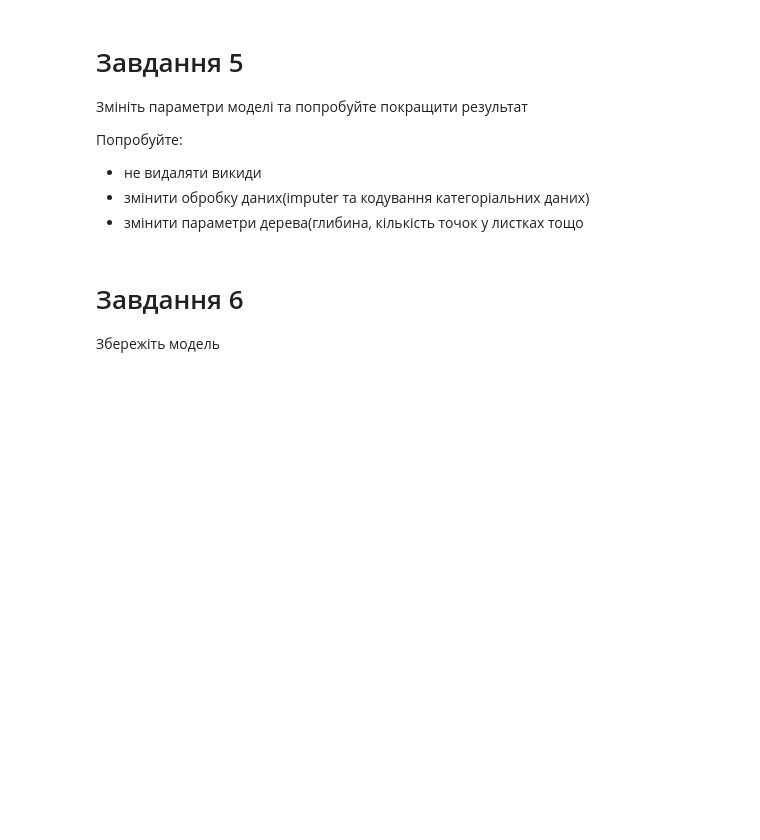
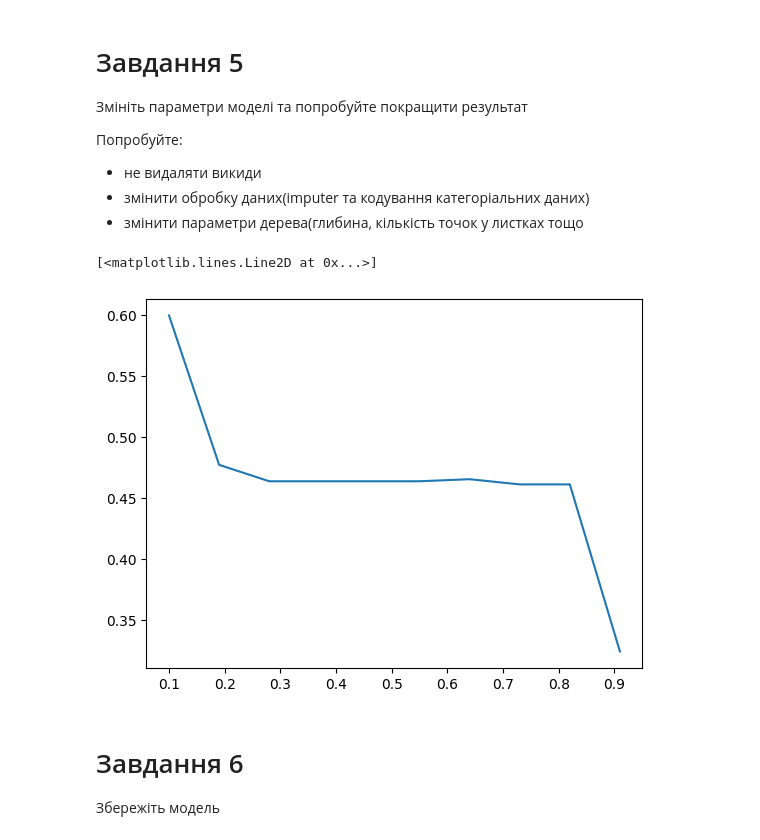
Before and after one commit to shaya-686/AI, a Jupyter notebook: ДЗ_8.ipynb, the cells around one changed output. Drawn from its saved outputs; the diff is of its cells as text; code cells hidden in the pictures; blank space fills up the shorter version.

```diff
--- a/ДЗ_8.ipynb
+++ b/ДЗ_8.ipynb
@@ -32,3 +85,9 @@ df.head()
+# %%
+from sklearn.model_selection import train_test_split
+
+X_train, X_test, y_train, y_test = train_test_split(X, y,
+                                                    train_size=0.8,
+                                                    random_state=42)
 # %% [markdown]
 # Завдання 2
 Створіть Pipeline для обробки даних
@@ -37,0 +168,2 @@ df.head()
+# %%
+model.fit(X_train, y_train)
@@ -38,3 +188,24 @@ df.head()
 # %% [markdown]
 # Завдання 4
 Виведіть основні метрики моделі
+# %%
+from sklearn import metrics
+
+def get_metrics(y_true, y_pred, name="model"):
+  df = pd.DataFrame()
+
+  df.loc["MAE", name] = metrics.mean_absolute_error(y_true, y_pred)
+  df.loc["RMSE", name] = metrics.mean_squared_error(y_true, y_pred) ** 0.5
+  df.loc["R2", name] = metrics.r2_score(y_true, y_pred)
+
+  return df.round(2)
+
+y_pred = model.predict(X_test)
+
+all_metrics = pd.DataFrame()
+
+all_metrics["train"] = get_metrics(y_train, model.predict(X_train))
+all_metrics["test"] = get_metrics(y_test, y_pred)
+
+
+all_metrics
@@ -46,6 +231,23 @@ df.head()
 * не видаляти викиди
 * змінити обробку даних(imputer та кодування категоріальних даних)
 * змінити параметри дерева(глибина, кількість точок у листках тощо
+# %%
+min_samples_split = np.linspace(0.1, 1.0, 10, endpoint=False)
+r2 = []
+for split in min_samples_split:
+  model = Pipeline(
+    [("prep", preprocessor),
+     ("tree", tree.DecisionTreeRegressor(max_depth=4, min_samples_split = split, random_state=42))])
+
+  model.fit(X_train, y_train)
+  y_pred = model.predict(X_test)
+  r2_value = metrics.r2_score(y_test, y_pred)
+  r2.append(r2_value)
+
+plt.plot(min_samples_split, r2)
+# %% [output]
+[<matplotlib.lines.Line2D at 0x...>]
+[figure, added]
 # %% [markdown]
 # Завдання 6
 Збережіть модель
```
Also changed, not shown: parts of 13 cells of this notebook.
